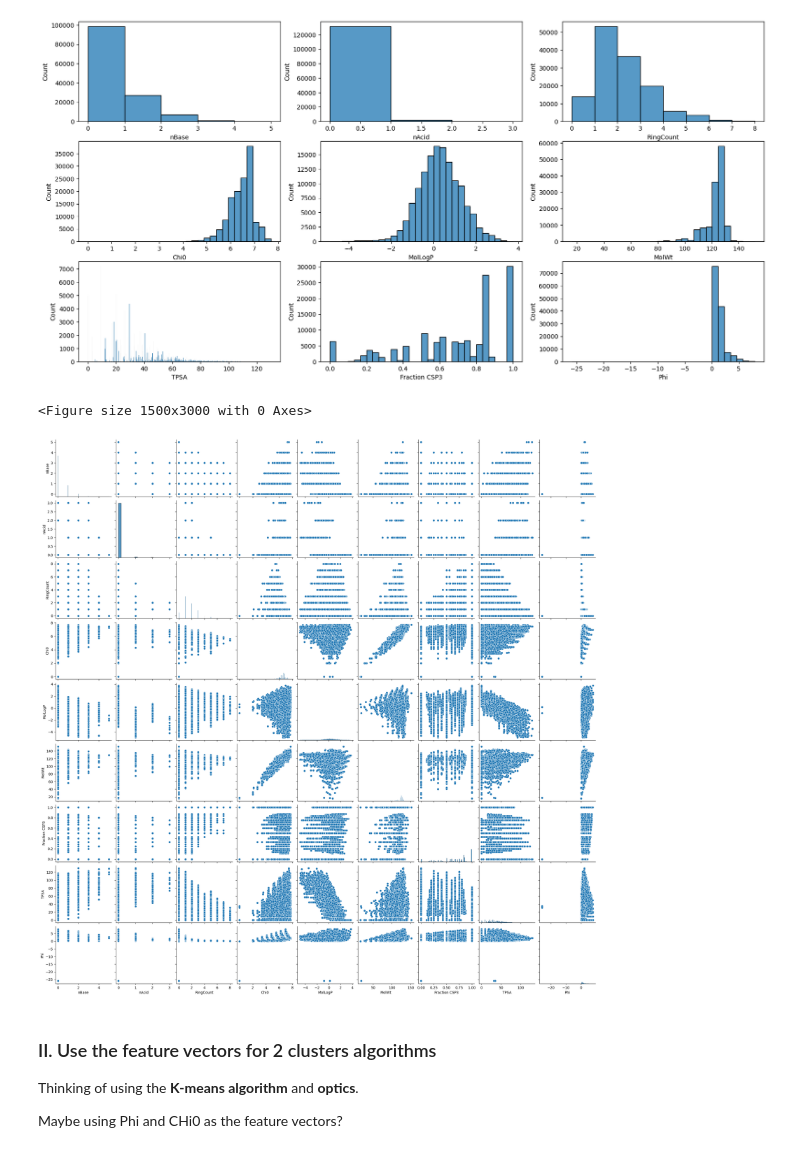
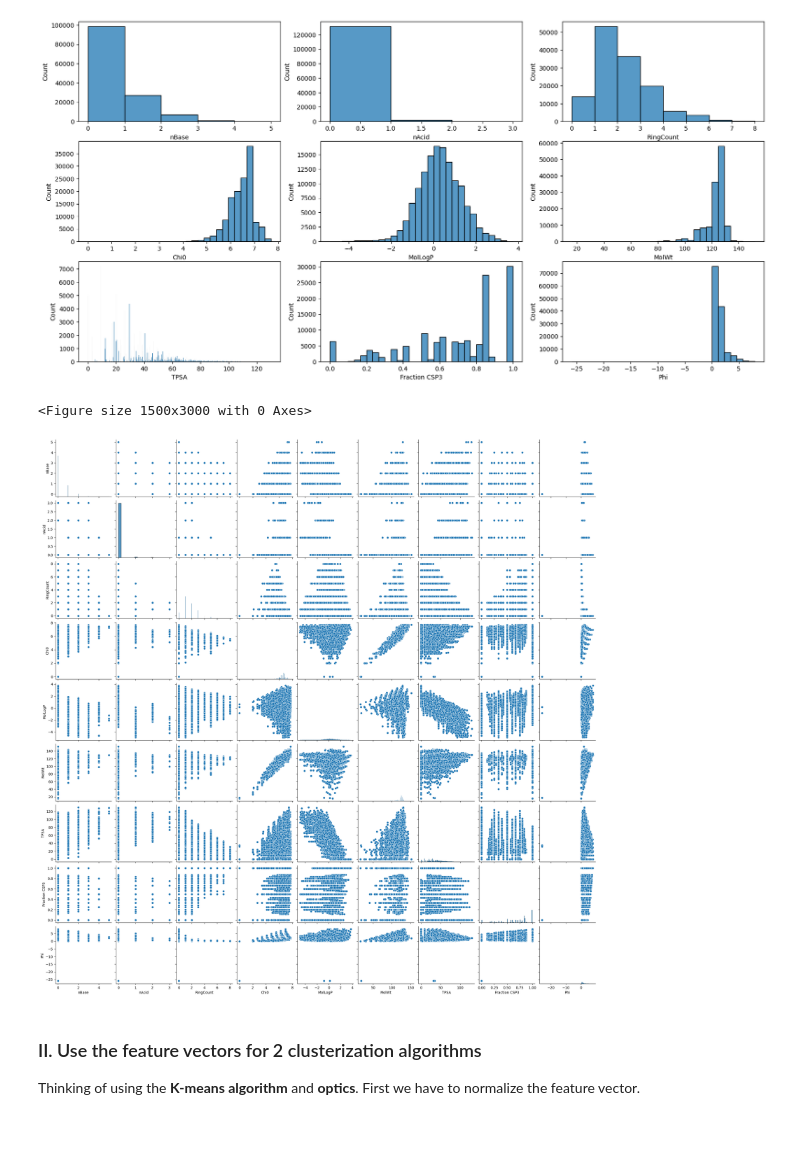
Before and after one commit to Luis-Menezes/CI-Chemistry, a Jupyter notebook: HandsOn_DataClustering2.ipynb, the cells around one changed output. Drawn from its saved outputs; the diff is of its cells as text; code cells hidden in the pictures.

Commit message:
added some things to improve the clustering visualization

```diff
--- a/HandsOn_DataClustering2.ipynb
+++ b/HandsOn_DataClustering2.ipynb
@@ -260,16 +254,18 @@ sns.histplot(df['Phi'], bins=30, ax=fig[2][2])
 plt.show()
 # %% [output]
 [figure]
-# %%
-plt.figure(figsize=(15,30))
-sns.pairplot(df[['nBase', 'nAcid', 'RingCount', 'Chi0', 'MolLogP', 'MolWt', 'Fraction CSP3', 'TPSA', 'Phi']])
-plt.show()
-# %% [output]
-<Figure size 1500x3000 with 0 Axes>
-[figure, removed]
+# %%
+descriptors_list = ['nBase', 'nAcid', 'RingCount', 'Chi0', 'MolLogP', 'MolWt', 'TPSA', 'Fraction CSP3', 'Phi']
+
+
+plt.figure(figsize=(15,30))
+sns.pairplot(df[descriptors_list])
+plt.show()
+# %% [output]
+<Figure size 1500x3000 with 0 Axes>
+[figure, added]
 # %% [markdown]
-### II. Use the feature vectors for 2 clusters algorithms
+### II. Use the feature vectors for 2 clusterization algorithms
 
 Thinking of using the **K-means algorithm** and **optics**.
-
-Maybe using Phi and CHi0 as the feature vectors?
+First we have to normalize the feature vector.
```
Also changed, not shown: parts of 11 cells of this notebook.
